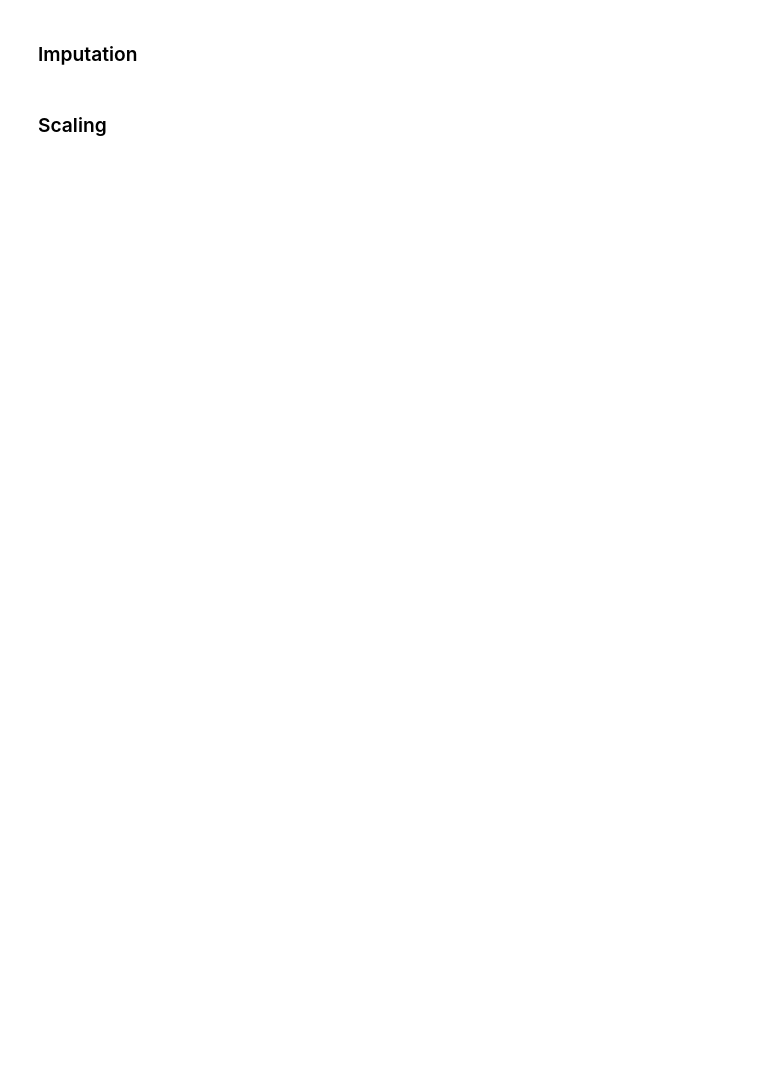
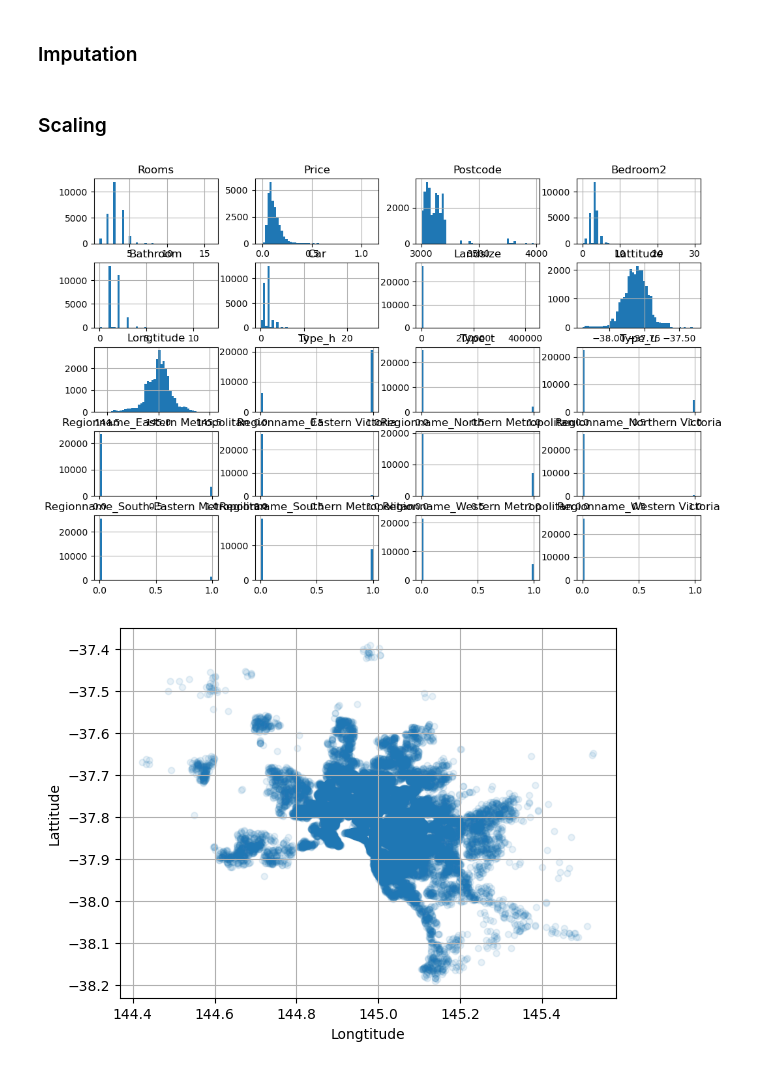
Before and after one commit to JosephPBaruch/hands_on_ml, a Jupyter notebook: Chapter_2/mel.ipynb, the cells around one changed output. Drawn from its saved outputs; the diff is of its cells as text; code cells hidden in the pictures; blank space fills up the shorter version.

Commit message:
Working on transformations

```diff
--- a/Chapter_2/mel.ipynb
+++ b/Chapter_2/mel.ipynb
@@ -189,5 +196,20 @@ df = pd.get_dummies(df, columns=['Type']) # added 3 bools
 df = pd.get_dummies(df, columns=['Regionname']) # added 8 bools
 # %% [markdown]
 ### Imputation
+# %%
+# IterativeImputer doesnt like
+df_date = df[['Date']].copy()
+df.drop("Date", axis=1, inplace=True)
+imputer = IterativeImputer(random_state=42)
+imputed = imputer.fit_transform(df)
+df = pd.DataFrame(imputed, columns=df.columns)
+df = pd.concat([df, df_date], axis=1)
 # %% [markdown]
 ### Scaling
+# %%
+df.hist(bins=50, figsize=(12, 8))
+df.plot( kind="scatter", x="Longtitude", y="Lattitude", grid=True, alpha=0.1)
+plt.show()
+# %% [output]
+[figure, added]
+[figure, added]
```
Also changed, not shown: parts of 5 cells of this notebook.
